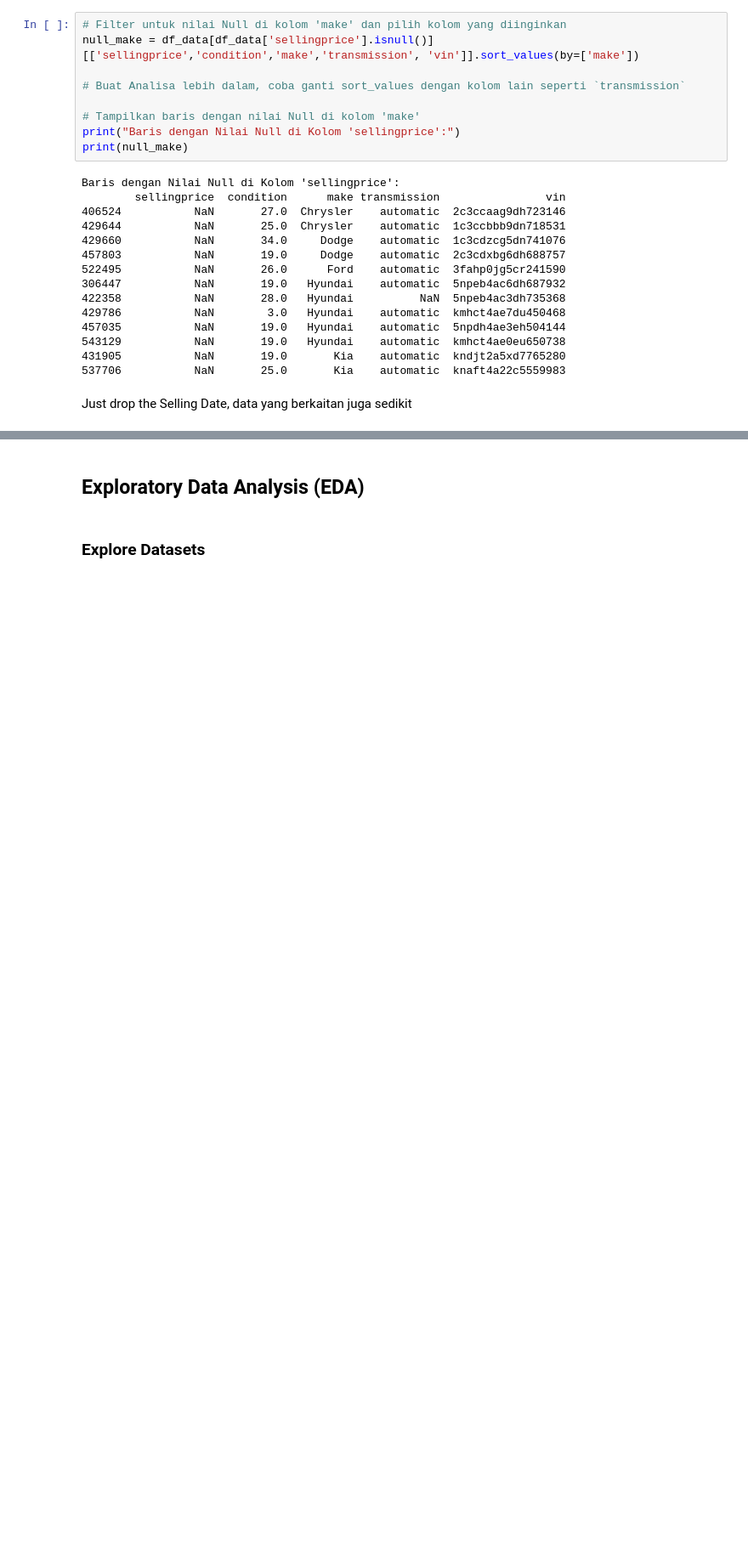
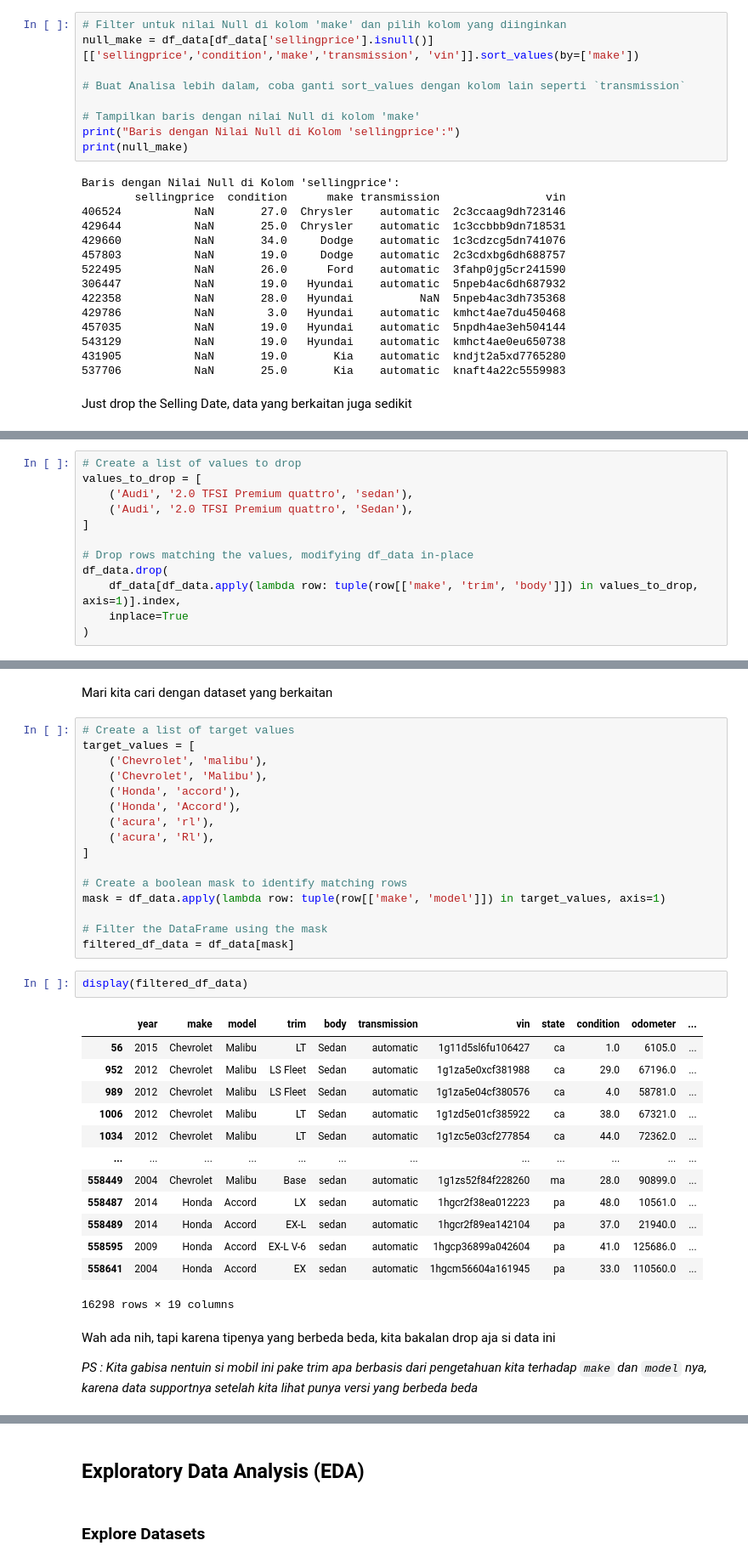
Before and after one commit to Bayhaqieee/GDG_ML_Learning, a Jupyter notebook: Hands_on_DataAnalysis_.ipynb, the cells around one changed output, grey strips where cells are left out. Shown at 85% size. Saved outputs shown, nothing was run; the diff lists cells and outputs as text; blank space fills up the shorter version.

```diff
--- a/Hands_on_DataAnalysis_.ipynb
+++ b/Hands_on_DataAnalysis_.ipynb
@@ -1103,0 +1235,12 @@ Just drop the Selling Date, data yang berkaitan juga sedikit
+# %%
+# Create a list of values to drop
+values_to_drop = [
+    ('Audi', '2.0 TFSI Premium quattro', 'sedan'),
+    ('Audi', '2.0 TFSI Premium quattro', 'Sedan'),
+]
+
+# Drop rows matching the values, modifying df_data in-place
+df_data.drop(
+    df_data[df_data.apply(lambda row: tuple(row[['make', 'trim', 'body']]) in values_to_drop, axis=1)].index,
+    inplace=True
+)
@@ -1103,0 +1331,38 @@ Just drop the Selling Date, data yang berkaitan juga sedikit
+# %% [markdown]
+Mari kita cari dengan dataset yang berkaitan
+# %%
+# Create a list of target values
+target_values = [
+    ('Chevrolet', 'malibu'),
+    ('Chevrolet', 'Malibu'),
+    ('Honda', 'accord'),
+    ('Honda', 'Accord'),
+    ('acura', 'rl'),
+    ('acura', 'Rl'),
+]
+
+# Create a boolean mask to identify matching rows
+mask = df_data.apply(lambda row: tuple(row[['make', 'model']]) in target_values, axis=1)
+
+# Filter the DataFrame using the mask
+filtered_df_data = df_data[mask]
+# %%
+display(filtered_df_data)
+# %% [output]
+|  | year | make | model | trim | body | transmission | vin | state | condition | odometer | ... |
+| 56 | 2015 | Chevrolet | Malibu | LT | Sedan | automatic | 1g11d5sl6fu106427 | ca | 1.0 | 6105.0 | ... |
+| 952 | 2012 | Chevrolet | Malibu | LS Fleet | Sedan | automatic | 1g1za5e0xcf381988 | ca | 29.0 | 67196.0 | ... |
+| 989 | 2012 | Chevrolet | Malibu | LS Fleet | Sedan | automatic | 1g1za5e04cf380576 | ca | 4.0 | 58781.0 | ... |
+| 1006 | 2012 | Chevrolet | Malibu | LT | Sedan | automatic | 1g1zd5e01cf385922 | ca | 38.0 | 67321.0 | ... |
+| 1034 | 2012 | Chevrolet | Malibu | LT | Sedan | automatic | 1g1zc5e03cf277854 | ca | 44.0 | 72362.0 | ... |
+| ... | ... | ... | ... | ... | ... | ... | ... | ... | ... | ... | ... |
+| 558449 | 2004 | Chevrolet | Malibu | Base | sedan | automatic | 1g1zs52f84f228260 | ma | 28.0 | 90899.0 | ... |
+| 558487 | 2014 | Honda | Accord | LX | sedan | automatic | 1hgcr2f38ea012223 | pa | 48.0 | 10561.0 | ... |
+| 558489 | 2014 | Honda | Accord | EX-L | sedan | automatic | 1hgcr2f89ea142104 | pa | 37.0 | 21940.0 | ... |
+| 558595 | 2009 | Honda | Accord | EX-L V-6 | sedan | automatic | 1hgcp36899a042604 | pa | 41.0 | 125686.0 | ... |
+| 558641 | 2004 | Honda | Accord | EX | sedan | automatic | 1hgcm56604a161945 | pa | 33.0 | 110560.0 | ... |
+16298 rows × 19 columns
+# %% [markdown]
+Wah ada nih, tapi karena tipenya yang berbeda beda, kita bakalan drop aja si data ini
+
+*PS : Kita gabisa nentuin si mobil ini pake trim apa berbasis dari pengetahuan kita terhadap `make` dan `model` nya, karena data supportnya setelah kita lihat punya versi yang berbeda beda*
```
Also changed, not shown: parts of 44 cells of this notebook.
